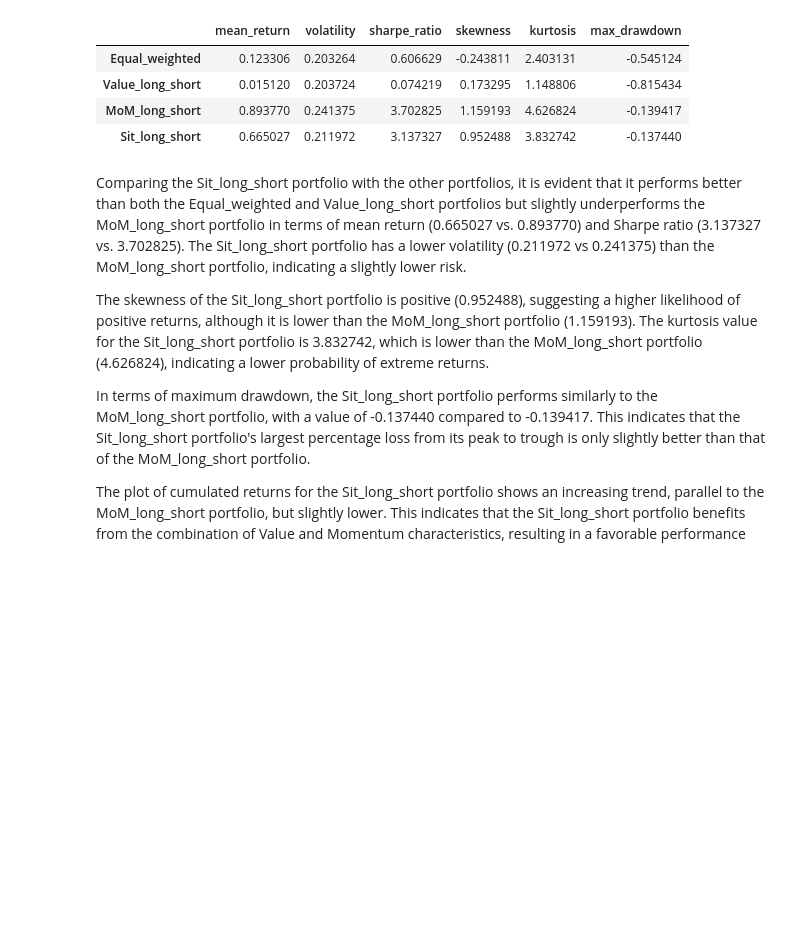
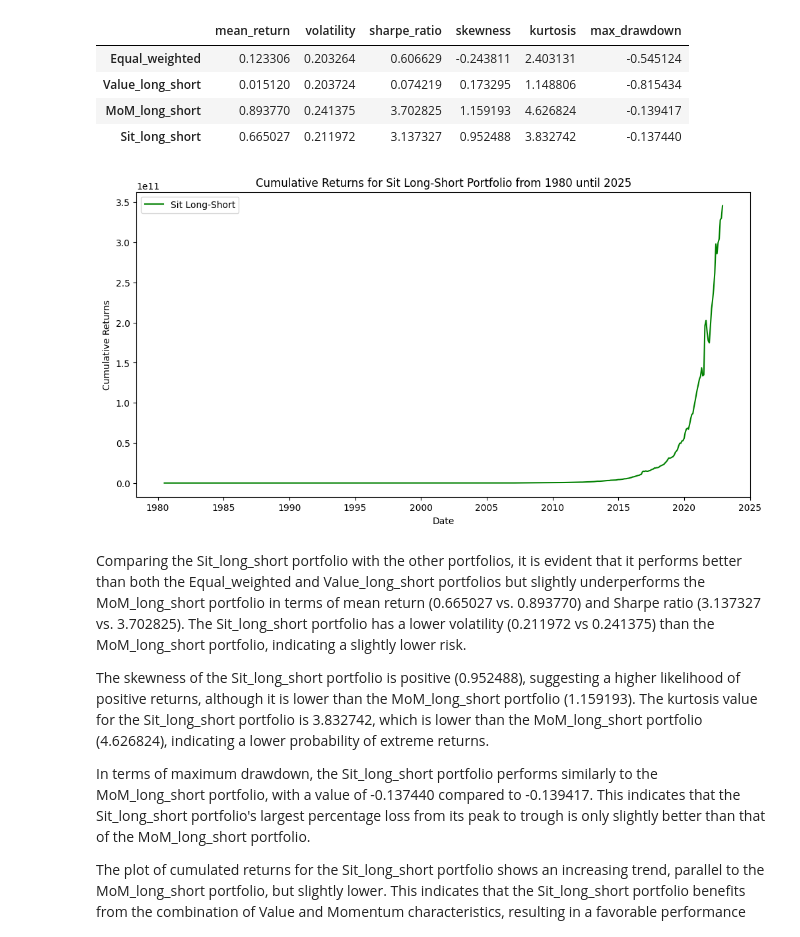
Before and after one commit to InesDew/NOVA-Asset-Management, a Jupyter notebook: Solution.ipynb, the cells around one changed output. Saved outputs shown, nothing was run; the diff lists cells and outputs as text; code cells hidden in the pictures; blank space fills up the shorter version.

Commit message:
Add the cumulative return plot for Long-short portfolio

```diff
--- a/Solution.ipynb
+++ b/Solution.ipynb
@@ -454,6 +454,17 @@ display(stats_LS)
 | Value_long_short | 0.015120 | 0.203724 | 0.074219 | 0.173295 | 1.148806 | -0.815434 |
 | MoM_long_short | 0.893770 | 0.241375 | 3.702825 | 1.159193 | 4.626824 | -0.139417 |
 | Sit_long_short | 0.665027 | 0.211972 | 3.137327 | 0.952488 | 3.832742 | -0.137440 |
+# %%
+# Plot the cumulative returns
+plt.figure(figsize=(12, 6))
+plt.plot(tercile_returns.index, tercile_returns['Sit_long_short'], label='Sit Long-Short', color = 'g')
+plt.xlabel('Date')
+plt.ylabel('Cumulative Returns')
+plt.title('Cumulative Returns for Sit Long-Short Portfolio from 1980 until 2025')
+plt.legend()
+plt.show()
+# %% [output]
+[figure, added]
 # %% [markdown]
 Comparing the Sit_long_short portfolio with the other portfolios, it is evident that it performs better than both the Equal_weighted and Value_long_short portfolios but slightly underperforms the MoM_long_short portfolio in terms of mean return (0.665027 vs. 0.893770) and Sharpe ratio (3.137327 vs. 3.702825). The Sit_long_short portfolio has a lower volatility (0.211972 vs 0.241375) than the MoM_long_short portfolio, indicating a slightly lower risk.
 
```
